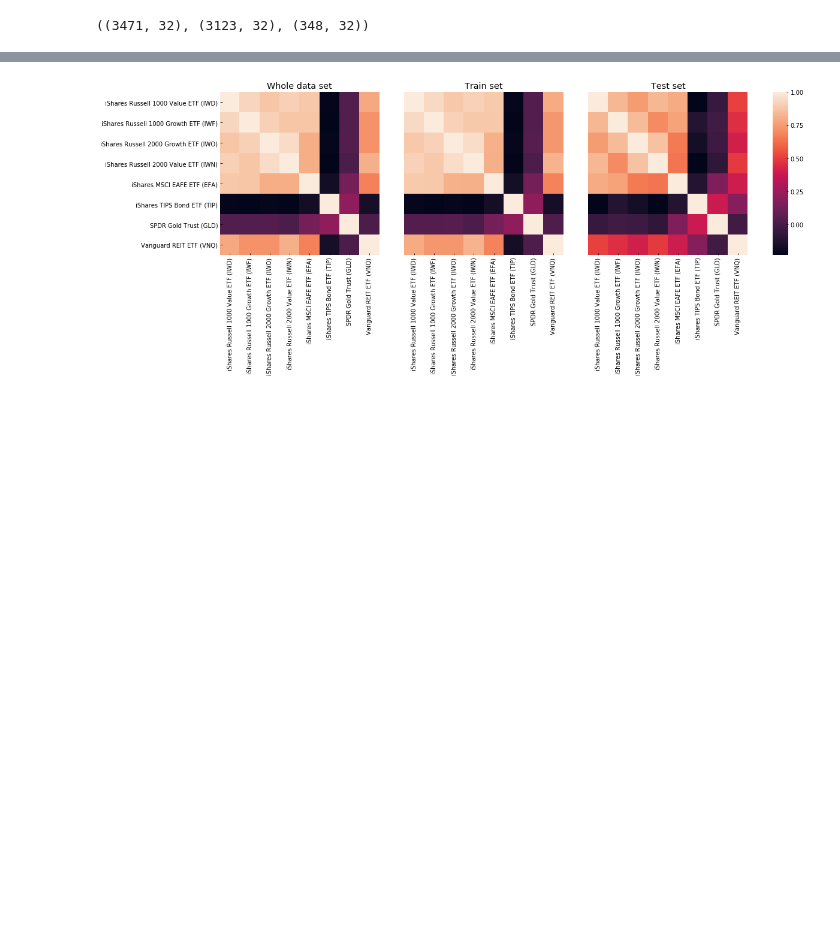
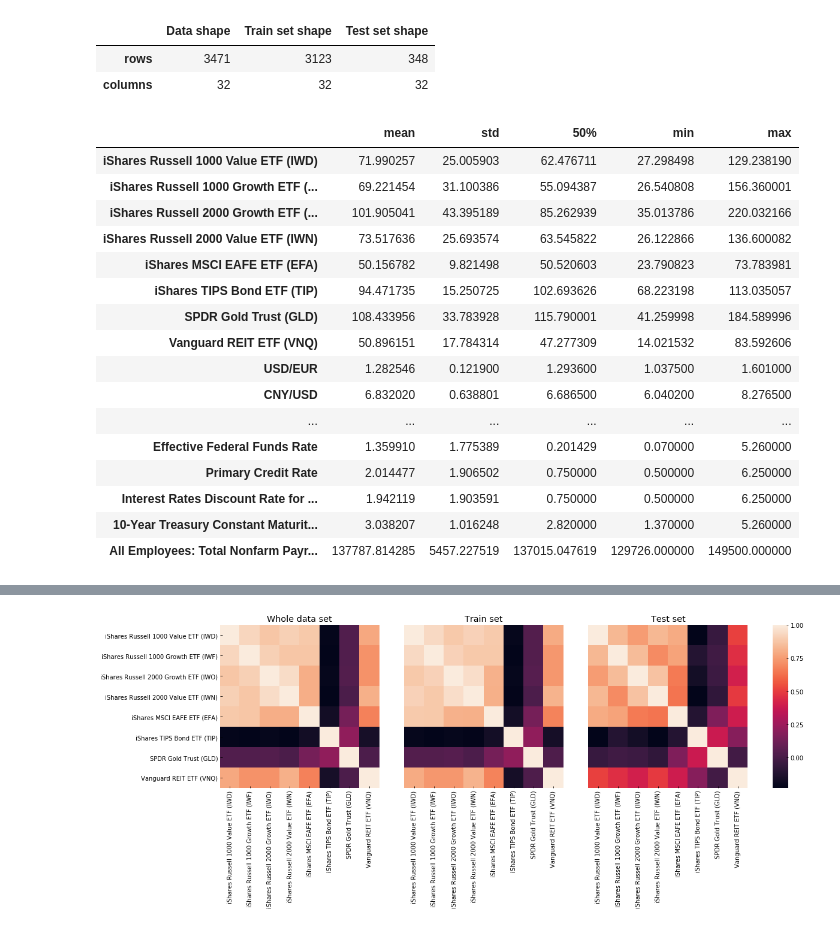
Before and after one commit to SvenBecker/pgtaa, a Jupyter notebook: notebooks/data_analysis.ipynb, the cells around one changed output, grey strips where cells are left out. Saved outputs shown, nothing was run; the diff lists cells and outputs as text; code cells hidden in the pictures; blank space fills up the shorter version.

```diff
--- a/notebooks/data_analysis.ipynb
+++ b/notebooks/data_analysis.ipynb
@@ -16,6 +16,18 @@ plt.style.use('bmh')
 df = pd.read_csv(ENV_CSV, index_col=0, parse_dates=True)
 train = pd.read_csv(TRAIN_CSV, index_col=0, parse_dates=True)
 test = pd.read_csv(TEST_CSV, index_col=0, parse_dates=True)
-df.shape, train.shape, test.shape
+
+assets = df.iloc[:,:8]
+assets_train = train.iloc[:,:8]
+assets_test = test.iloc[:,:8]
+
+# compounded returns
+assets = np.log(assets.pct_change(1) + 1)
+assets_train = np.log(assets_train.pct_change(1) + 1)
+assets_test = np.log(assets_test.pct_change(1) + 1)
+
+display(pd.DataFrame({'Data shape': df.shape, 'Train set shape': train.shape, 'Test set shape': test.shape}, index=["rows", "columns"]))
 # %% [output]
-((3471, 32), (3123, 32), (348, 32))
+|  | Data shape | Train set shape | Test set shape |
+| rows | 3471 | 3123 | 348 |
+| columns | 32 | 32 | 32 |
@@ -30,0 +34,21 @@ assets_test = np.log(assets_test.pct_change(1) + 1)
+# %%
+with pd.option_context("display.max_rows", None):
+    display(df.describe().loc[["mean", "std", "50%", "min", "max"]].T)
+# %% [output]
+|  | mean | std | 50% | min | max |
+| iShares Russell 1000 Value ETF (IWD) | 71.990257 | 25.005903 | 62.476711 | 27.298498 | 129.238190 |
+| iShares Russell 1000 Growth ETF (... | 69.221454 | 31.100386 | 55.094387 | 26.540808 | 156.360001 |
+| iShares Russell 2000 Growth ETF (... | 101.905041 | 43.395189 | 85.262939 | 35.013786 | 220.032166 |
+| iShares Russell 2000 Value ETF (IWN) | 73.517636 | 25.693574 | 63.545822 | 26.122866 | 136.600082 |
+| iShares MSCI EAFE ETF (EFA) | 50.156782 | 9.821498 | 50.520603 | 23.790823 | 73.783981 |
+| iShares TIPS Bond ETF (TIP) | 94.471735 | 15.250725 | 102.693626 | 68.223198 | 113.035057 |
+| SPDR Gold Trust (GLD) | 108.433956 | 33.783928 | 115.790001 | 41.259998 | 184.589996 |
+| Vanguard REIT ETF (VNQ) | 50.896151 | 17.784314 | 47.277309 | 14.021532 | 83.592606 |
+| USD/EUR | 1.282546 | 0.121900 | 1.293600 | 1.037500 | 1.601000 |
+| CNY/USD | 6.832020 | 0.638801 | 6.686500 | 6.040200 | 8.276500 |
+| ... | ... | ... | ... | ... | ... |
+| Effective Federal Funds Rate | 1.359910 | 1.775389 | 0.201429 | 0.070000 | 5.260000 |
+| Primary Credit Rate | 2.014477 | 1.906502 | 0.750000 | 0.500000 | 6.250000 |
+| Interest Rates Discount Rate for ... | 1.942119 | 1.903591 | 0.750000 | 0.500000 | 6.250000 |
+| 10-Year Treasury Constant Maturit... | 3.038207 | 1.016248 | 2.820000 | 1.370000 | 5.260000 |
+| All Employees: Total Nonfarm Payr... | 137787.814285 | 5457.227519 | 137015.047619 | 129726.000000 | 149500.000000 |
```
Also changed, not shown: parts of 14 cells of this notebook, 8 other files.
